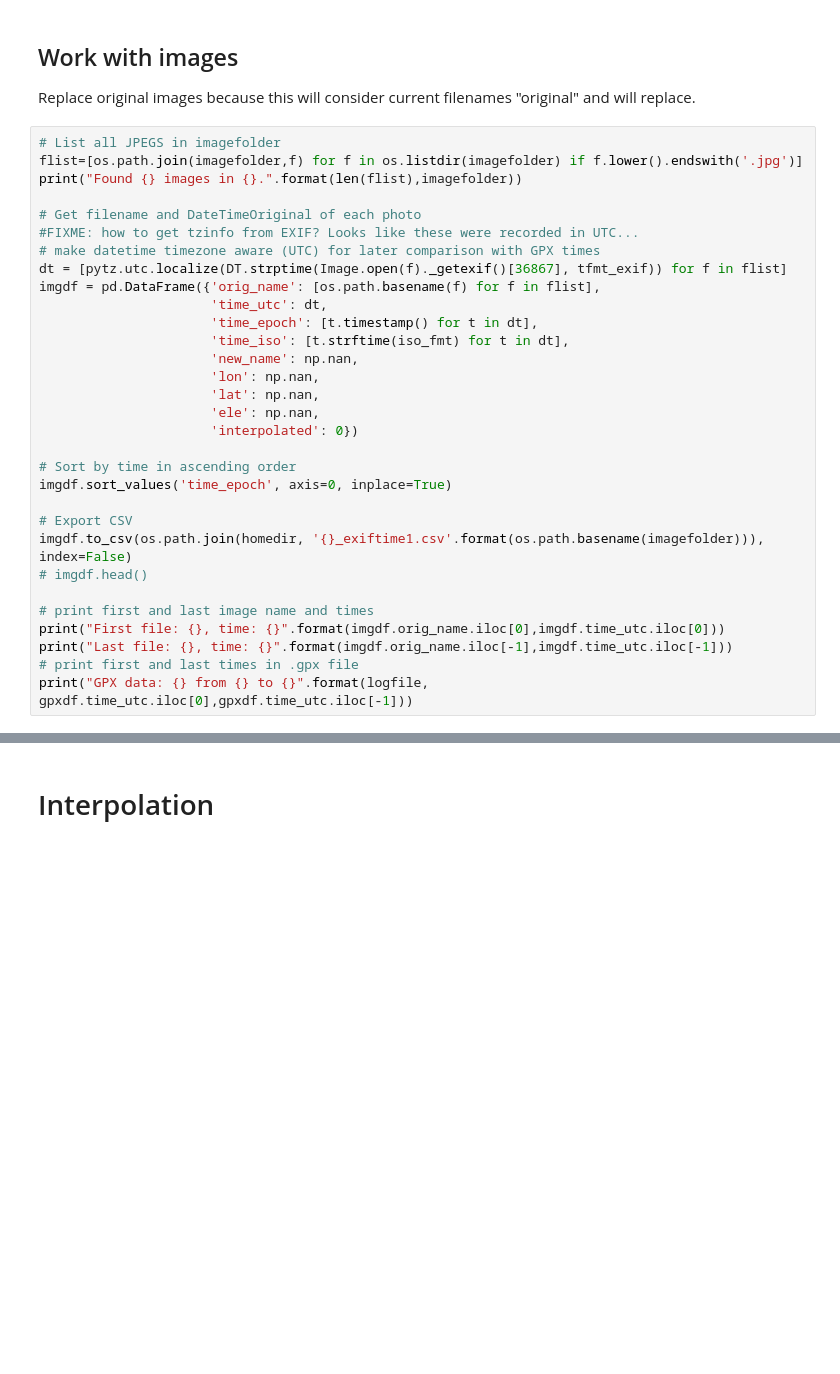
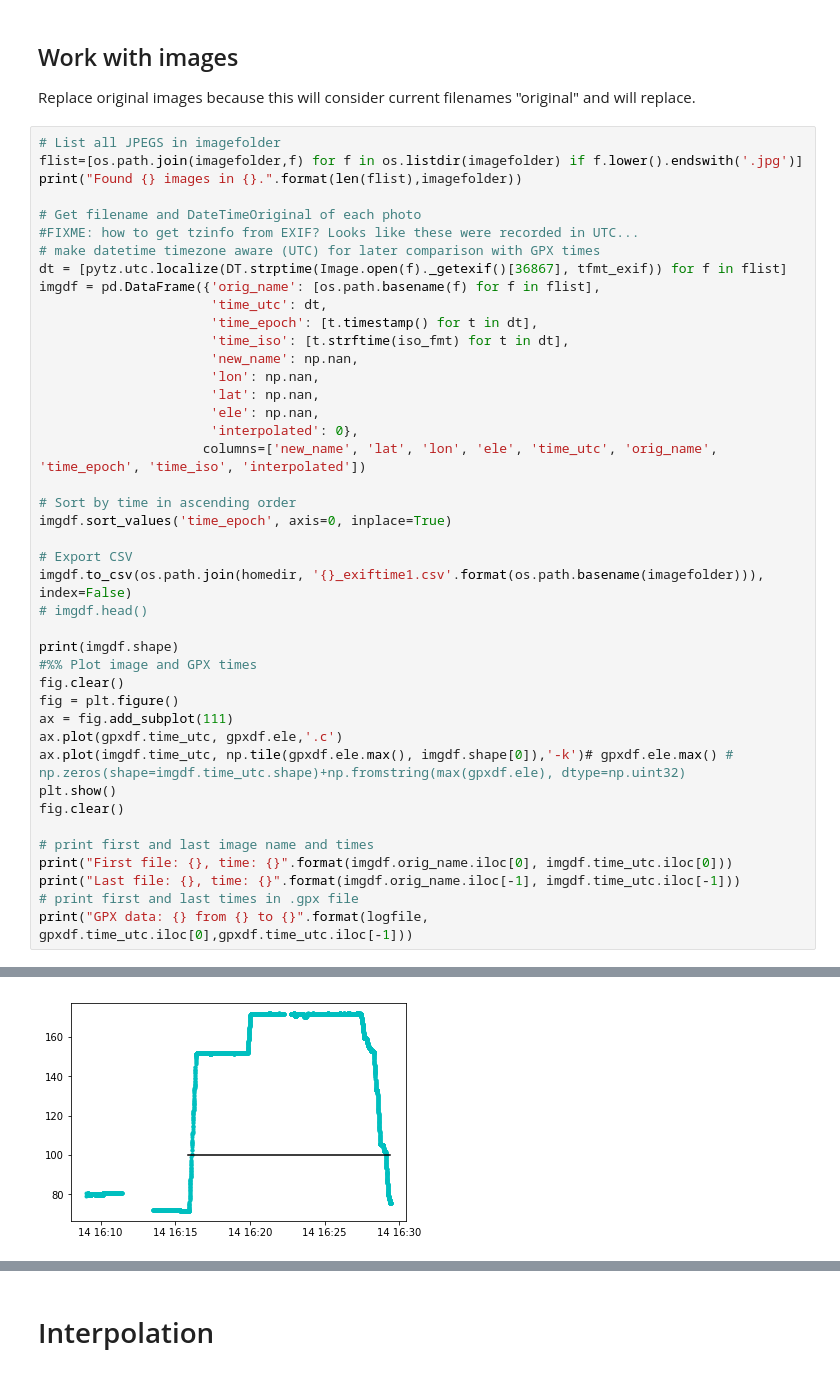
Before and after one commit to esturdivant-usgs/uas-data-publishing, a Jupyter notebook: gpx_to_exif_by_time.ipynb, the cells around one changed output, grey strips where cells are left out. Saved outputs shown, nothing was run; the diff lists cells and outputs as text; blank space fills up the shorter version.

```diff
--- a/gpx_to_exif_by_time.ipynb
+++ b/gpx_to_exif_by_time.ipynb
@@ -120,7 +124,8 @@ imgdf = pd.DataFrame({'orig_name': [os.path.basename(f) for f in flist],
                       'lon': np.nan,
                       'lat': np.nan,
                       'ele': np.nan,
-                      'interpolated': 0})
+                      'interpolated': 0},
+                     columns=['new_name', 'lat', 'lon', 'ele', 'time_utc', 'orig_name', 'time_epoch', 'time_iso', 'interpolated'])
 
 # Sort by time in ascending order
 imgdf.sort_values('time_epoch', axis=0, inplace=True)
@@ -129,9 +134,19 @@ imgdf.sort_values('time_epoch', axis=0, inplace=True)
 imgdf.to_csv(os.path.join(homedir, '{}_exiftime1.csv'.format(os.path.basename(imagefolder))), index=False)
 # imgdf.head()
 
+print(imgdf.shape)
+#%% Plot image and GPX times
+fig.clear()
+fig = plt.figure()
+ax = fig.add_subplot(111)
+ax.plot(gpxdf.time_utc, gpxdf.ele,'.c')
+ax.plot(imgdf.time_utc, np.tile(gpxdf.ele.max(), imgdf.shape[0]),'-k')# gpxdf.ele.max() # np.zeros(shape=imgdf.time_utc.shape)+np.fromstring(max(gpxdf.ele), dtype=np.uint32)
+plt.show()
+fig.clear()
+
 # print first and last image name and times
-print("First file: {}, time: {}".format(imgdf.orig_name.iloc[0],imgdf.time_utc.iloc[0]))
-print("Last file: {}, time: {}".format(imgdf.orig_name.iloc[-1],imgdf.time_utc.iloc[-1]))
+print("First file: {}, time: {}".format(imgdf.orig_name.iloc[0], imgdf.time_utc.iloc[0]))
+print("Last file: {}, time: {}".format(imgdf.orig_name.iloc[-1], imgdf.time_utc.iloc[-1]))
 # print first and last times in .gpx file
 print("GPX data: {} from {} to {}".format(logfile, gpxdf.time_utc.iloc[0],gpxdf.time_utc.iloc[-1]))
 # %% [output]
@@ -141,0 +155 @@ GPX data: /Users/esturdivant/Documents/Projects/Ontario/f38/f38.gpx from 2017-07
+[figure, added]
```
Also changed, not shown: parts of 11 cells of this notebook, 3 other files.
